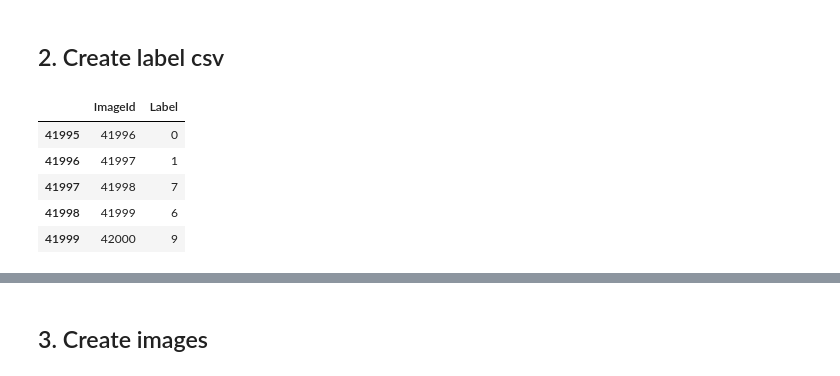
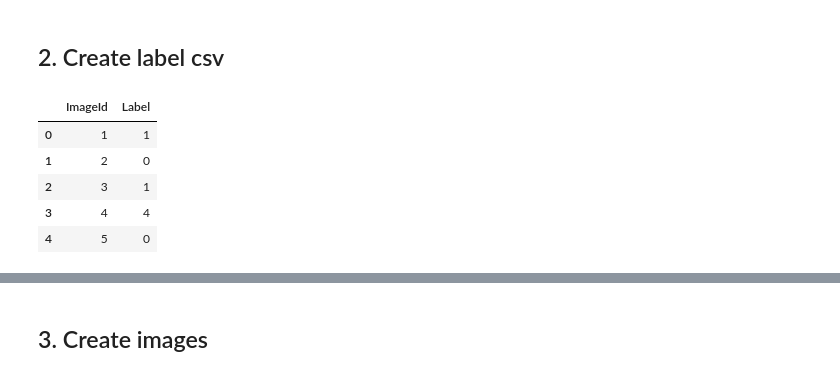
Before and after one commit to zjgpf/Digit-Recoganizer, a Jupyter notebook: DigitRecognizer_v2.ipynb, the cells around one changed output, grey strips where cells are left out. Drawn from its saved outputs; the diff is of its cells as text; code cells hidden in the pictures.

```diff
--- a/DigitRecognizer_v2.ipynb
+++ b/DigitRecognizer_v2.ipynb
@@ -31,14 +31,14 @@ df.tail()
 # %% [markdown]
 ## 2. Create label csv
 # %%
-i = [i for i in range(1,label.shape[0])]
-d = {'ImageId':i,'Label':df.label[:-1]}
+i = [i for i in range(1,df.shape[0]+1)]
+d = {'ImageId':i,'Label':df.label}
 label = pd.DataFrame(d)
-label.tail()
+label.head()
 # %% [output]
 |  | ImageId | Label |
-| 41995 | 41996 | 0 |
-| 41996 | 41997 | 1 |
-| 41997 | 41998 | 7 |
-| 41998 | 41999 | 6 |
-| 41999 | 42000 | 9 |
+| 0 | 1 | 1 |
+| 1 | 2 | 0 |
+| 2 | 3 | 1 |
+| 3 | 4 | 4 |
+| 4 | 5 | 0 |
```
Also changed, not shown: parts of 22 cells of this notebook.
